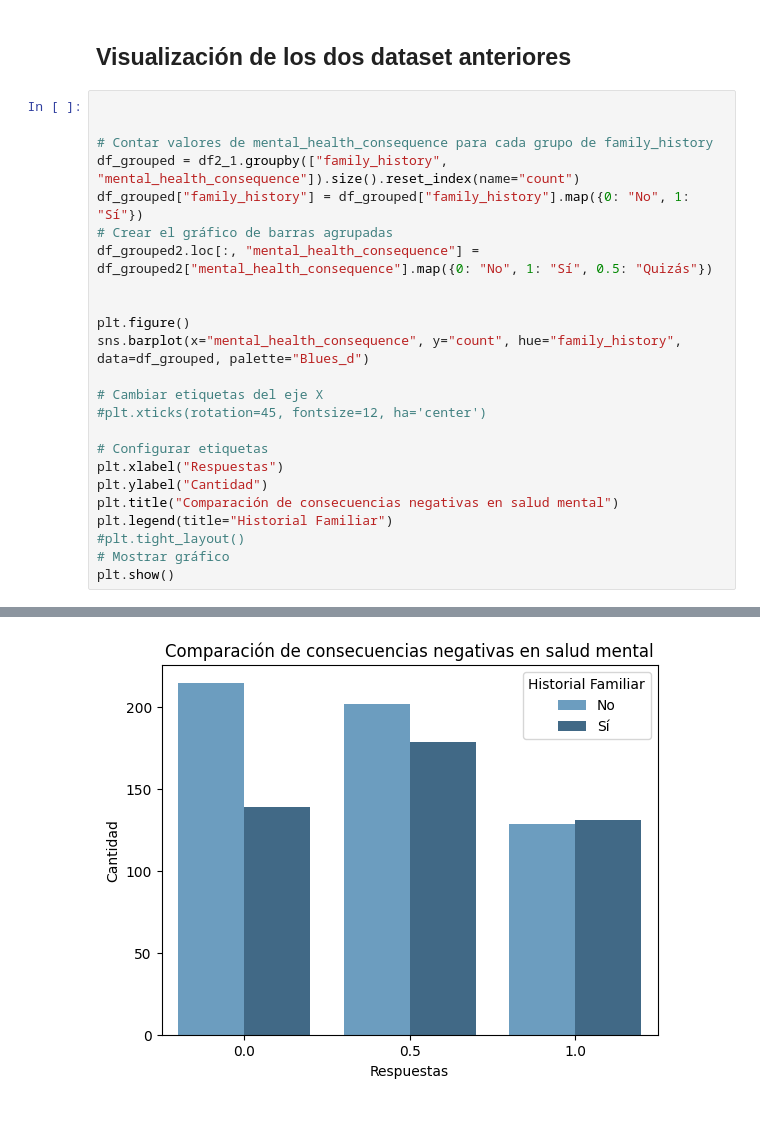
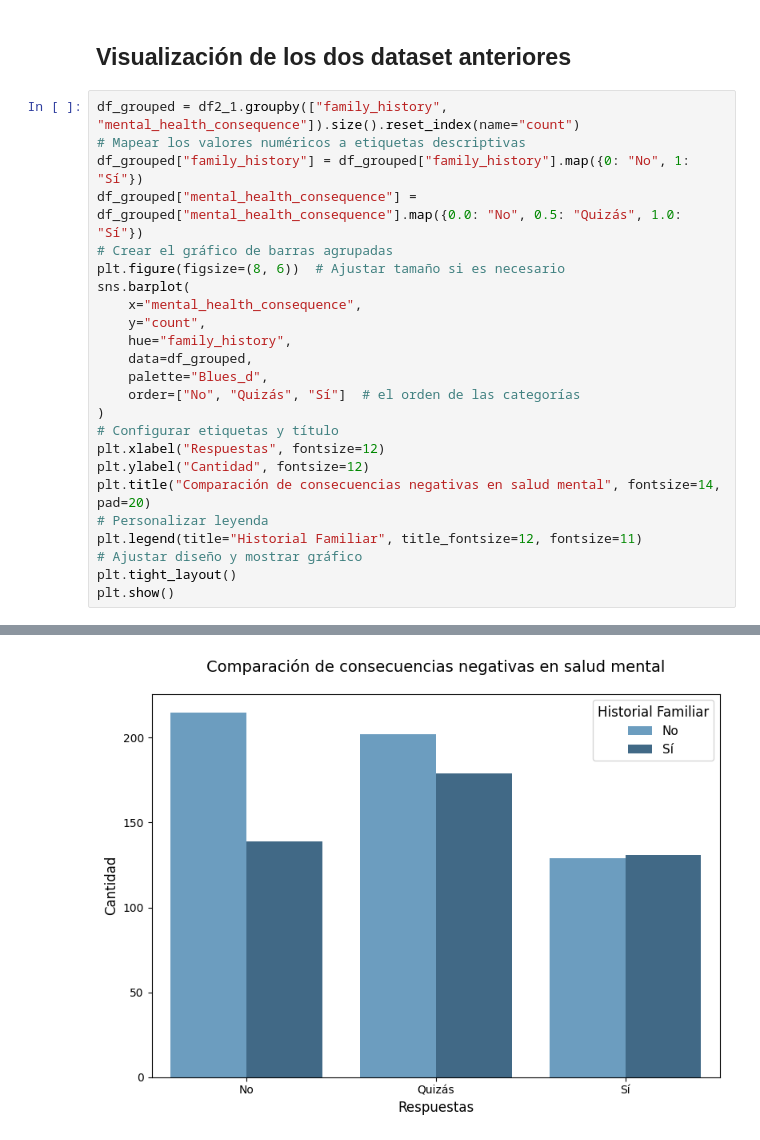
Before and after one commit to oriolaguirre/EDA_SaludMental_y_Tecnologia, a Jupyter notebook: Notebooks_Mental_Health/segundo_dataset.ipynb, the cells around one changed output, grey strips where cells are left out. Drawn from its saved outputs; the diff is of its cells as text.

```diff
--- a/Notebooks_Mental_Health/segundo_dataset.ipynb
+++ b/Notebooks_Mental_Health/segundo_dataset.ipynb
@@ -180,27 +180,27 @@ df_grouped2
 # %% [markdown]
 ## Visualización de los dos dataset anteriores
 # %%
-
-
-# Contar valores de mental_health_consequence para cada grupo de family_history
 df_grouped = df2_1.groupby(["family_history", "mental_health_consequence"]).size().reset_index(name="count")
+# Mapear los valores numéricos a etiquetas descriptivas
 df_grouped["family_history"] = df_grouped["family_history"].map({0: "No", 1: "Sí"})
+df_grouped["mental_health_consequence"] = df_grouped["mental_health_consequence"].map({0.0: "No", 0.5: "Quizás", 1.0: "Sí"})
 # Crear el gráfico de barras agrupadas
-df_grouped2.loc[:, "mental_health_consequence"] = df_grouped2["mental_health_consequence"].map({0: "No", 1: "Sí", 0.5: "Quizás"})
-
-
-plt.figure()
-sns.barplot(x="mental_health_consequence", y="count", hue="family_history", data=df_grouped, palette="Blues_d")
-
-# Cambiar etiquetas del eje X
-#plt.xticks(rotation=45, fontsize=12, ha='center')
-
-# Configurar etiquetas
-plt.xlabel("Respuestas")
-plt.ylabel("Cantidad")
-plt.title("Comparación de consecuencias negativas en salud mental")
-plt.legend(title="Historial Familiar")
-#plt.tight_layout()
-# Mostrar gráfico
+plt.figure(figsize=(8, 6))  # Ajustar tamaño si es necesario
+sns.barplot(
+    x="mental_health_consequence",
+    y="count",
+    hue="family_history",
+    data=df_grouped,
+    palette="Blues_d",
+    order=["No", "Quizás", "Sí"]  # el orden de las categorías
+)
+# Configurar etiquetas y título
+plt.xlabel("Respuestas", fontsize=12)
+plt.ylabel("Cantidad", fontsize=12)
+plt.title("Comparación de consecuencias negativas en salud mental", fontsize=14, pad=20)
+# Personalizar leyenda
+plt.legend(title="Historial Familiar", title_fontsize=12, fontsize=11)
+# Ajustar diseño y mostrar gráfico
+plt.tight_layout()
 plt.show()
 # %% [output]
@@ -224 +207 @@ plt.show()
-[figure, old version]
+[figure, new version]
```
Also changed, not shown: parts of 1 cell of this notebook, 12 other files.
